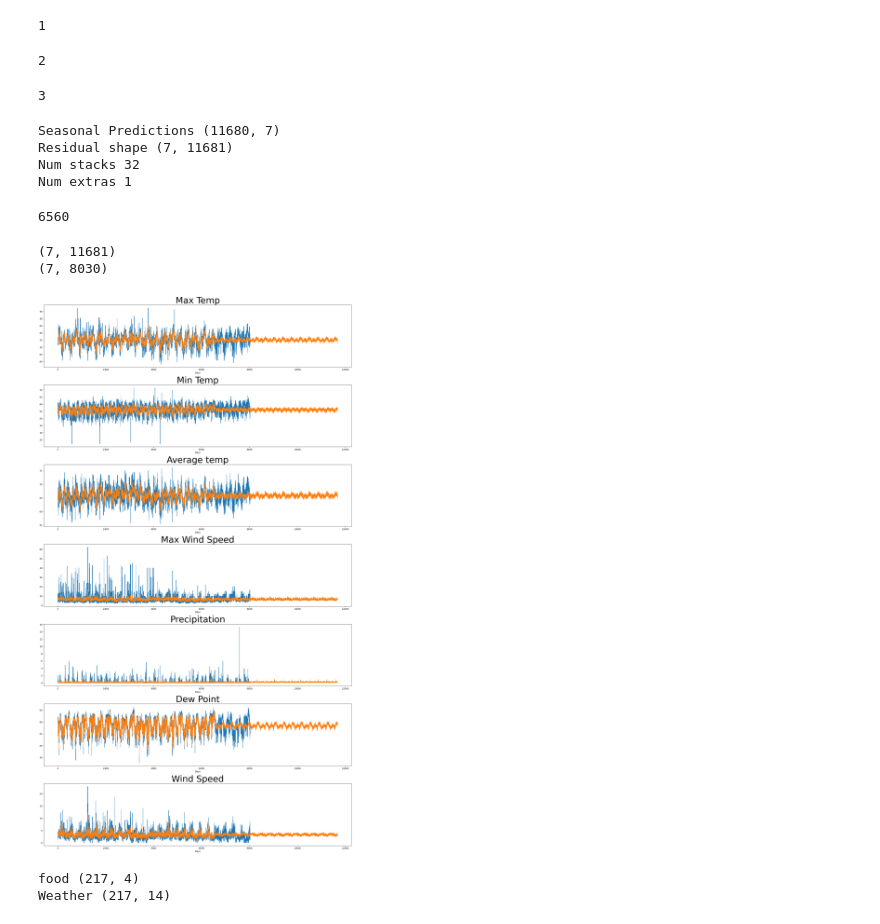
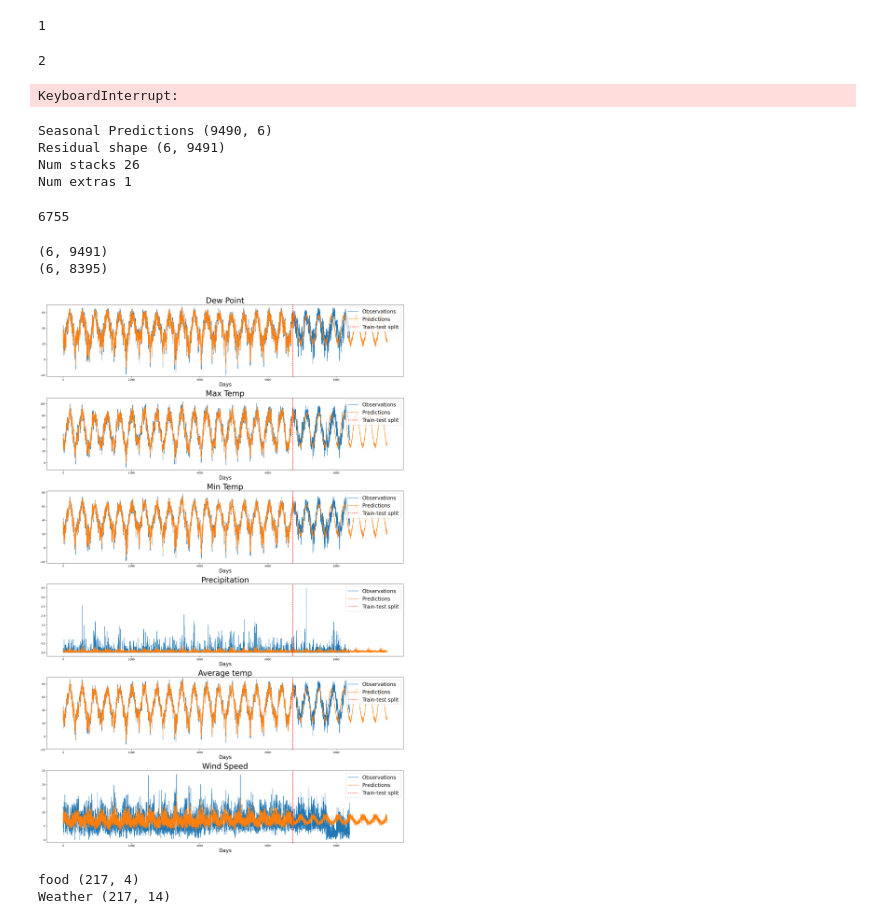
Before and after one commit to oescoba2/Vol3_WinterProject, a Jupyter notebook: Dallin's now useless code and files/weather_model.ipynb, the cells around one changed output. Saved outputs shown, nothing was run; the diff lists cells and outputs as text; code cells hidden in the pictures.

```diff
--- a/Dallin's now useless code and files/weather_model.ipynb
+++ b/Dallin's now useless code and files/weather_model.ipynb
@@ -7,11 +7,10 @@ from statsmodels.tsa.arima.model import ARIMA
 from tqdm import tqdm
 from scipy.optimize import minimize
 from sklearn.model_selection import GridSearchCV
-
 class WeatherModel():
     def __init__(self, filename):
         self.data = pd.read_csv(filename)
-        self.data = self.data.drop(columns=['GUST',"SLP", 'SNDP', 'STP'])
+        self.data = self.data.drop(columns=['GUST', 'SNDP', 'STP',"SLP", "MXSPD"])
         self.data = self.data.replace(999.9, pd.NA)
         self.data = self.data.replace(9999.9, pd.NA)
         self.data['PRCP'] = self.data['PRCP'].replace(99.99, pd.NA)
@@ -26,7 +25,7 @@ class WeatherModel():
         self.arma_models = []
 
     def get_year_data(self):
-        data = self.data[["MAX", "MIN", "TEMP", "MXSPD", "PRCP", "DEWP", "WDSP"]]
+        data = self.data[["DEWP","MAX", "MIN", "PRCP", "TEMP", "WDSP"]]
         data = data.to_numpy()
 
         drop_rows = data.shape[0] % 365
@@ -84,8 +83,8 @@ class WeatherModel():
             #print(self.residuals[train_stop,:].shape[1])
             pbar = tqdm(total=self.residuals[:train_stop,:].shape[1])
             for i in range(self.residuals[:train_stop,:].shape[1]):
-                if i == 7:
-                    order = (6,0,5)
+                # if i == 7:
+                #     order = (6,0,5)
                 pbar.set_description(f"Fitting {i+1}/{self.residuals.shape[1]} ARMA models")
                 pbar.update(1)
                 model = ARIMA(self.residuals[:train_stop, i], order=order)
@@ -135,7 +134,7 @@ class WeatherModel():
 
         return seasonal_predictions.T + arma_predictions
 # %%
-wm = WeatherModel('Kenya.csv')
+wm = WeatherModel('Ukraine.csv')
 
 #Defining score for model
 def score(model):
@@ -173,40 +172,46 @@ print(best_scores)
 # %% [output]
 1
 2
-3
+KeyboardInterrupt:
 # %%
-wm = WeatherModel('Kenya.csv')
+wm = WeatherModel('Ukraine.csv')
 wm.fit(1,1,train_stop = int(len(wm.data)*.8))
-predictions = wm.predict(start=0, future=365*10)
+predictions = wm.predict(start=0, future=365*3)
 # %% [output]
-Seasonal Predictions (11680, 7)
-Residual shape (7, 11681)
-Num stacks 32
+Seasonal Predictions (9490, 6)
+Residual shape (6, 9491)
+Num stacks 26
 Num extras 1
 # %%
 int(len(wm.data)*.8)
 # %% [output]
-6560
+6755
 # %%
 print(predictions.shape)
 
 unrolled_data = wm.year_data.reshape(-1, wm.year_data.shape[2]).T
 print(unrolled_data.shape)
-feature_names = ["MAX", "MIN", "TEMP", "MXSPD", "PRCP", "DEWP", "WDSP"]
-feature_names2 = ["Max Temp", "Min Temp", "Average temp", "Max Wind Speed", "Precipitation",  "Dew Point", "Wind Speed"]
+feature_names = ["DEWP","MAX", "MIN", "PRCP", "TEMP", "WDSP"]
+feature_names2 = ["Dew Point","Max Temp", "Min Temp","Precipitation", "Average temp", "Wind Speed"]
 plt.figure(figsize=(20, 40))
+ylims = [(-22,70),(-12,110),(-22,82),(-.2,3.7),(-20,90),(-1,25)]
 for i in range(len(predictions)):
     plt.subplot(8,1,i+1)
-    plt.title(feature_names2[i],fontsize = 40)
-    plt.xlabel("Days")
-    plt.plot(unrolled_data[i])
-    plt.plot(predictions[i])
+    plt.title(feature_names2[i],fontsize = 30)
+    plt.xlabel("Days", fontsize=20)
+    plt.ylim(ylims[i])
+    x = [6727,6727]
+    plt.plot(unrolled_data[i], label = "Observations")
+    plt.plot(predictions[i], label = "Predictions")
+    plt.plot(x,ylims[i], "r--", label = "Train-test split")
+    plt.legend(loc = "upper right", fontsize=20)
 plt.tight_layout()
+plt.savefig("ARMA_Ukraine.pdf", dpi=300, bbox_inches="tight")
 plt.show()
 # %% [output]
-(7, 11681)
-(7, 8030)
+(6, 9491)
+(6, 8395)
-[figure, old version]
+[figure, new version]
 # %%
 #Plotting the scatter of feature vs food prioce for triend
 unrolled_data = wm.year_data.reshape(-1, wm.year_data.shape[2]).T
```
